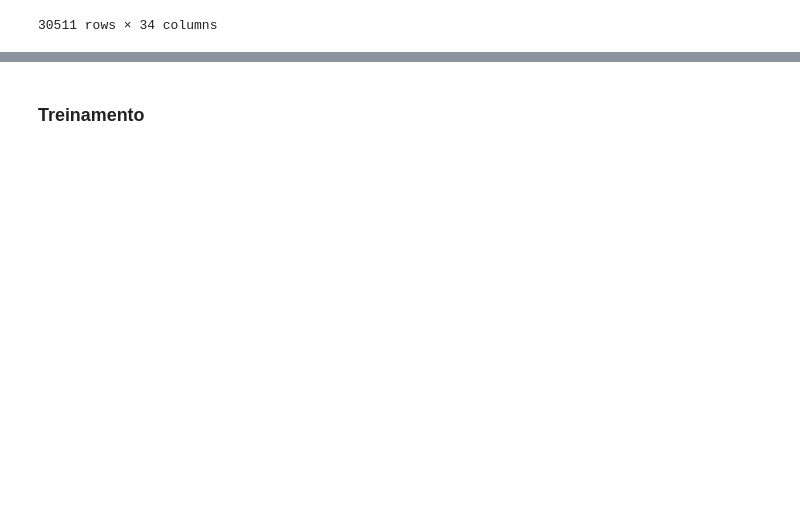
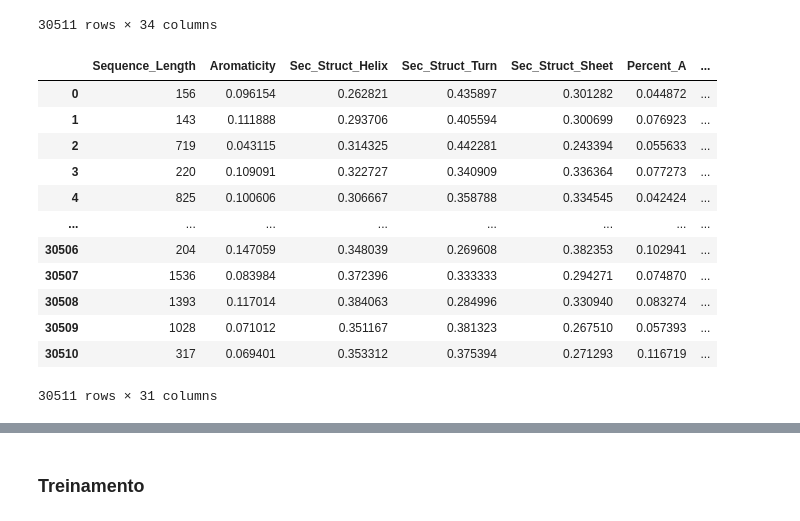
Before and after one commit to JessicaIta/sequence-protein-features, a Jupyter notebook: tensorflow-decision-forests.ipynb, the cells around one changed output, grey strips where cells are left out. Saved outputs shown, nothing was run; the diff lists cells and outputs as text; code cells hidden in the pictures; blank space fills up the shorter version.

```diff
--- a/tensorflow-decision-forests.ipynb
+++ b/tensorflow-decision-forests.ipynb
@@ -59,6 +63,25 @@ df
 | 30509 | 7227.FBpp0306223 | MEREIAHSLAGGEERSSDVAPGQVKTFEELRLY... | 1028 | 0.071012 | 0.351167 | 0.381323 | 0.267510 | ... |
 | 30510 | 7227.FBpp0306232 | MVRENKAAWKAQYFIKVVELFDEFPKCFIVGAD... | 317 | 0.069401 | 0.353312 | 0.375394 | 0.271293 | ... |
 30511 rows × 34 columns
+# %%
+# Retirando identificadores
+
+df_tmp = df.drop(['Protein_key', 'Locus', 'Sequence'], axis=1)
+df_tmp
+# %% [output]
+|  | Sequence_Length | Aromaticity | Sec_Struct_Helix | Sec_Struct_Turn | Sec_Struct_Sheet | Percent_A | ... |
+| 0 | 156 | 0.096154 | 0.262821 | 0.435897 | 0.301282 | 0.044872 | ... |
+| 1 | 143 | 0.111888 | 0.293706 | 0.405594 | 0.300699 | 0.076923 | ... |
+| 2 | 719 | 0.043115 | 0.314325 | 0.442281 | 0.243394 | 0.055633 | ... |
+| 3 | 220 | 0.109091 | 0.322727 | 0.340909 | 0.336364 | 0.077273 | ... |
+| 4 | 825 | 0.100606 | 0.306667 | 0.358788 | 0.334545 | 0.042424 | ... |
+| ... | ... | ... | ... | ... | ... | ... | ... |
+| 30506 | 204 | 0.147059 | 0.348039 | 0.269608 | 0.382353 | 0.102941 | ... |
+| 30507 | 1536 | 0.083984 | 0.372396 | 0.333333 | 0.294271 | 0.074870 | ... |
+| 30508 | 1393 | 0.117014 | 0.384063 | 0.284996 | 0.330940 | 0.083274 | ... |
+| 30509 | 1028 | 0.071012 | 0.351167 | 0.381323 | 0.267510 | 0.057393 | ... |
+| 30510 | 317 | 0.069401 | 0.353312 | 0.375394 | 0.271293 | 0.116719 | ... |
+30511 rows × 31 columns
 # %%
 def split_dataset(dataset, test_ratio=0.30):
     """Splits a panda dataframe in two."""
```
Also changed, not shown: parts of 11 cells of this notebook, 1 other file.
